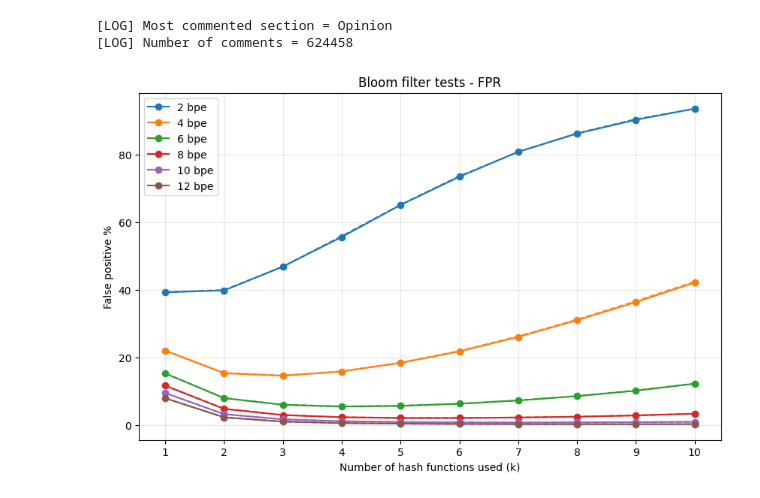
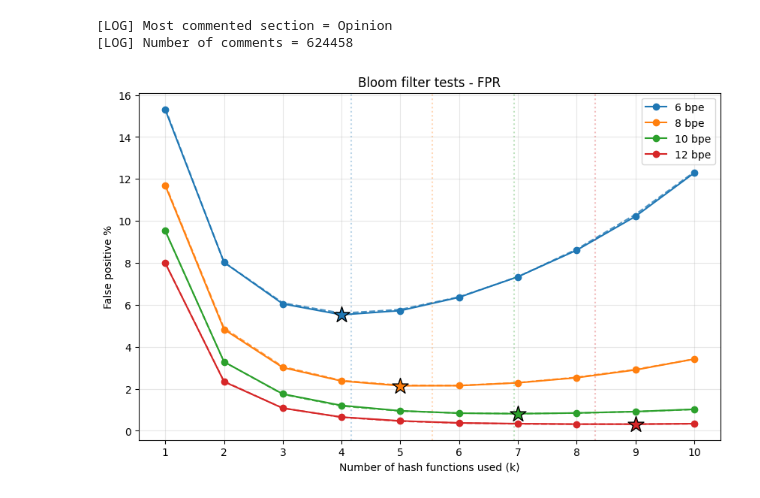
Before and after one commit to AndreaTgc/unimi-project-algorithms-for-massive-datasets, a Jupyter notebook: project.ipynb, the cells around one changed output. Cells and saved outputs as stored; diff of their text form; code cells hidden in the pictures.

Commit message:
graph with theory

```diff
--- a/project.ipynb
+++ b/project.ipynb
@@ -375,7 +375,7 @@ fake_ids = range(max_user + 1, max_user + 1 + ids_to_generate)
 #
 # WARNING: this takes quite a lot of time to run
 #
-bits_per_elem = [2, 4, 6, 8, 10, 12]
+bits_per_elem = [6, 8, 10, 12]
 nhashes = range(1, 11)
 configs = [(bpe, k) for bpe in bits_per_elem for k in nhashes]
 results = []
@@ -387,32 +387,37 @@ for bpe, k in tqdm(configs, "Running configs for BF testing"):
     theory_fpr = ((1 - math.exp(-k * n / m)) ** k) * 100
     results.append({
         "bpe": bpe,
         "m": m,
         "k": k,
         "fpos": fp,
         "fpr": fpr,
         "theory": theory_fpr
     })
 
 import pandas as pd
 
 results_df = pd.DataFrame(results)
 results_df.head()
 
 import matplotlib.pyplot as plt
 plt.figure(figsize=(10, 6))
 
 for bpe in bits_per_elem:
     data = results_df[results_df["bpe"] == bpe]
     l = plt.plot(data["k"], data["fpr"], marker="o", label=f"{bpe} bpe")
-    plt.plot(data["k"], data["theory"], linestyle="--", alpha=0.8, color=l[0].get_color())
+    color = l[0].get_color()
+    plt.plot(data["k"], data["theory"], linestyle="--", alpha=0.8, color=color)
+    min_row = data.loc[data["fpr"].idxmin()]
+    plt.scatter(min_row["k"], min_row["fpr"], marker="*", s=250, color=color, edgecolor="black", zorder=5)
+    k_opt = bpe * math.log(2)
+    plt.axvline(k_opt, linestyle=":", alpha=0.3, color=color)
 
 plt.xlabel("Number of hash functions used (k)")
 plt.ylabel("False positive %")
 plt.title("Bloom filter tests - FPR")
 plt.xticks(list(nhashes))
 plt.grid(True, alpha=0.3)
 plt.legend()
 plt.show()
 # %% [output]
-[figure, old version]
+[figure, new version]
```
Also changed, not shown: parts of 1 cell of this notebook.
